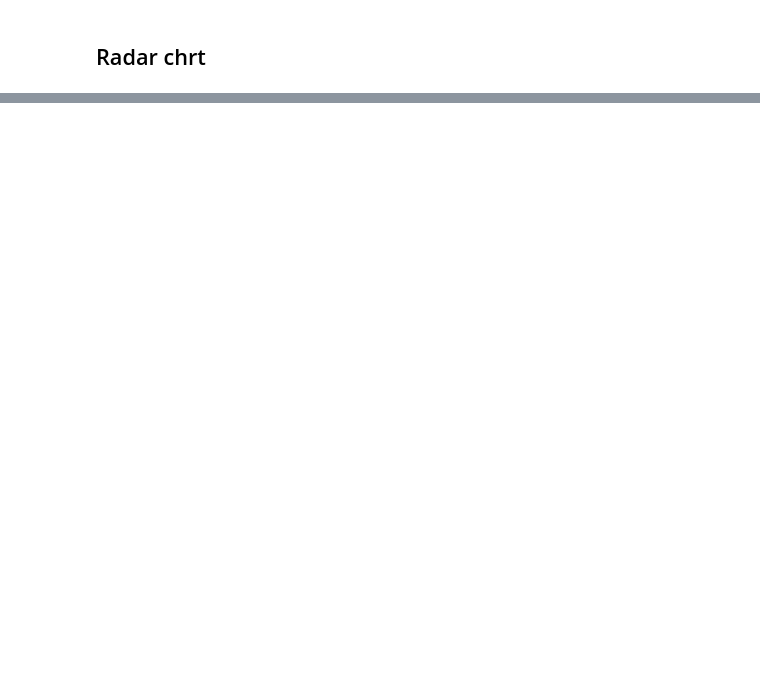
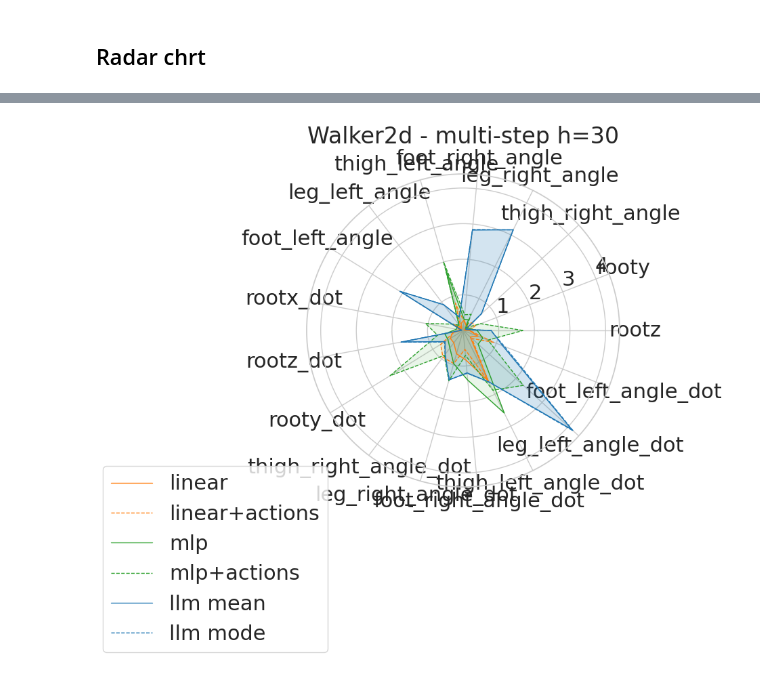
Before and after one commit to abenechehab/dicl, a Jupyter notebook: src/llmicl/notebooks/error_plots.ipynb, the cells around one changed output, grey strips where cells are left out. Cells and saved outputs as stored; diff of their text form; code cells hidden in the pictures; blank space fills up the shorter version.

```diff
--- a/src/llmicl/notebooks/error_plots.ipynb
+++ b/src/llmicl/notebooks/error_plots.ipynb
@@ -15,16 +15,26 @@ from tqdm import tqdm
 
 import seaborn as sns
 
+sns.set_theme(style="whitegrid", font_scale=2)
+sns.set_palette("colorblind")
+sns.despine()
+
 import gymnasium as gym
 
 import torch
 import torch.nn as nn
 import torch.nn.functional as F
 from torch.distributions.normal import Normal
+
 device = torch.device("cuda" if torch.cuda.is_available() else "cpu")
 
 from llmicl.interfaces import trainers
 from llmicl.rl_helpers import nn_utils
 
 from sklearn.linear_model import LinearRegression
+
+from sklearn.preprocessing import StandardScaler, MinMaxScaler
+from sklearn.pipeline import make_pipeline
+from sklearn.base import BaseEstimator, TransformerMixin
+from sklearn.decomposition import PCA
 # %% [output]
@@ -894,4 +1087,10 @@ mlp_pred_all_episodes = np.concatenate(mlp_pred_all_episodes, axis=0)
 mlp_actions_pred_all_episodes = np.concatenate(mlp_actions_pred_all_episodes, axis=0)
 # %% [markdown]
 ## vizu
+# %%
+# sub_context_size_list = [10, 50, 100, context_length-1]
+
+data = {
+    'Category': state_names[env_name],
+}
 # %%
@@ -1083,0 +1394,51 @@ plt.show()
+# %%
+import matplotlib as mpl
+
+# cmap = mpl.colormaps['tab10']
+# colors = cmap(np.linspace(0, 1, 3))
+cmap = mpl.colors.ListedColormap(plt.cm.tab10.colors[:3])
+
+sty = {
+    'llm mean': [cmap(0), '-'],
+    'llm mode': [cmap(0), '--'],
+    'linear': [cmap(1), '-'],
+    'linear+actions': [cmap(1), '--'],
+    'mlp': [cmap(2), '-'],
+    'mlp+actions': [cmap(2), '--'],
+}
+# plt.style.use('seaborn-v0_8-classic')
+# plt.style.use(['seaborn-v0_8-talk'])
+
+df = pd.DataFrame(data)
+
+# Number of variables
+categories = list(df['Category'])
+N = len(categories)
+
+# What will be the angle of each axis in the plot? (we divide the plot / number of variables)
+angles = [n / float(N) * 2 * np.pi for n in range(N)]
+angles += angles[:1]
+
+# Initialise the spider plot
+fig, ax = plt.subplots(figsize=(6, 6), subplot_kw=dict(polar=True))
+
+# First dataset
+for label in df.keys():
+    if label != 'Category':
+        values = df[label].tolist()
+        values += values[:1]
+        ax.plot(angles, values, linewidth=1, label=label, color=sty[label][0], linestyle=sty[label][1])
+        ax.fill(angles, values, alpha=0.1, color=sty[label][0])
+
+# Add labels
+plt.xticks(angles[:-1], categories)
+
+# Add a title
+plt.title(f'{env_name} - multi-step h={prediction_horizon}')
+
+# Add a legend
+plt.legend(loc='upper right', bbox_to_anchor=(0.1, 0.1))
+
+plt.show()
+# %% [output]
+[figure, added]
```
Also changed, not shown: parts of 27 cells of this notebook, 8 other files.
